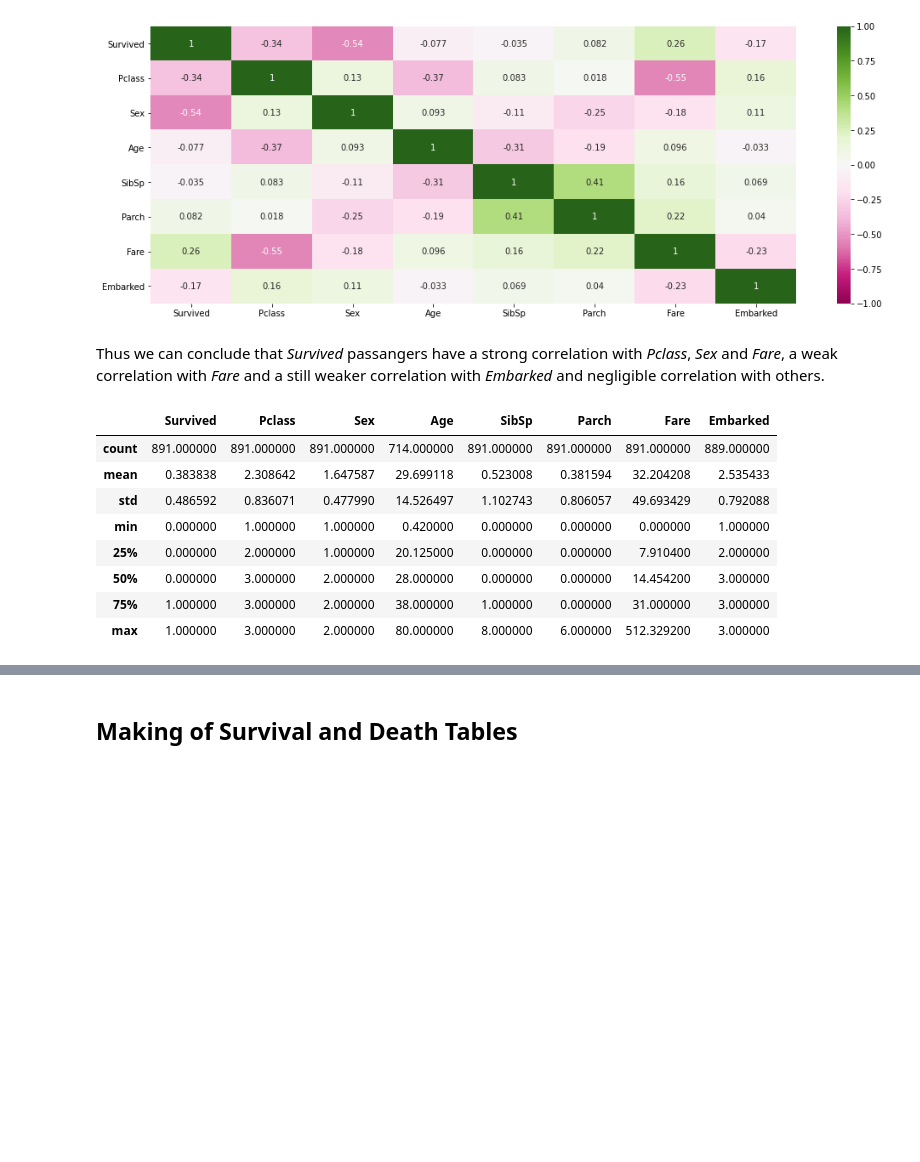
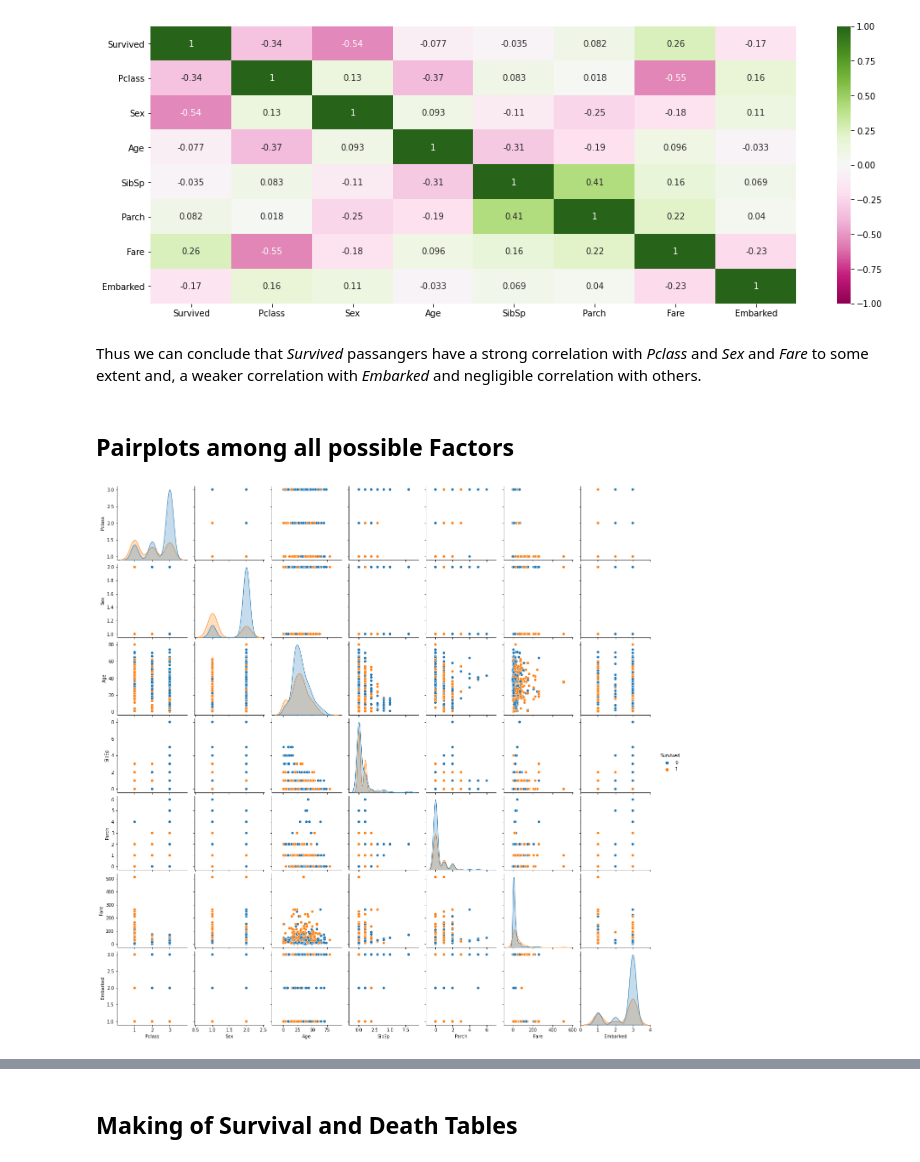
Before and after one commit to ErrCee/titanic_survival_rough, a Jupyter notebook: TitanicDatasetVisualization_Rough.ipynb, the cells around one changed output, grey strips where cells are left out. Saved outputs shown, nothing was run; the diff lists cells and outputs as text; code cells hidden in the pictures; blank space fills up the shorter version.

Commit message:
Added Pair Plots and Box Plots.

```diff
--- a/TitanicDatasetVisualization_Rough.ipynb
+++ b/TitanicDatasetVisualization_Rough.ipynb
@@ -63,16 +65,11 @@ heatmap = sns.heatmap(factors.corr(), vmin=-1, vmax=1, annot=True, cmap='PiYG')
 # %% [output]
 [figure]
 # %% [markdown]
-Thus we can conclude that *Survived* passangers have a strong correlation with *Pclass*, *Sex* and *Fare*, a weak correlation with *Fare* and a still weaker correlation with *Embarked* and negligible correlation with others.
+Thus we can conclude that *Survived* passangers have a strong correlation with *Pclass* and *Sex* and *Fare* to some extent and, a weaker correlation with *Embarked* and negligible correlation with others.
-# %%
-factors.describe()
-# %% [output]
-|  | Survived | Pclass | Sex | Age | SibSp | Parch | Fare | Embarked |
-| count | 891.000000 | 891.000000 | 891.000000 | 714.000000 | 891.000000 | 891.000000 | 891.000000 | 889.000000 |
-| mean | 0.383838 | 2.308642 | 1.647587 | 29.699118 | 0.523008 | 0.381594 | 32.204208 | 2.535433 |
-| std | 0.486592 | 0.836071 | 0.477990 | 14.526497 | 1.102743 | 0.806057 | 49.693429 | 0.792088 |
-| min | 0.000000 | 1.000000 | 1.000000 | 0.420000 | 0.000000 | 0.000000 | 0.000000 | 1.000000 |
-| 25% | 0.000000 | 2.000000 | 1.000000 | 20.125000 | 0.000000 | 0.000000 | 7.910400 | 2.000000 |
-| 50% | 0.000000 | 3.000000 | 2.000000 | 28.000000 | 0.000000 | 0.000000 | 14.454200 | 3.000000 |
-| 75% | 1.000000 | 3.000000 | 2.000000 | 38.000000 | 1.000000 | 0.000000 | 31.000000 | 3.000000 |
-| max | 1.000000 | 3.000000 | 2.000000 | 80.000000 | 8.000000 | 6.000000 | 512.329200 | 3.000000 |
+# %% [markdown]
+## Pairplots among all possible Factors
+# %%
+sns.pairplot(factors, hue='Survived')
+plt.show()
+# %% [output]
+[figure, added]
```
Also changed, not shown: parts of 33 cells of this notebook.
